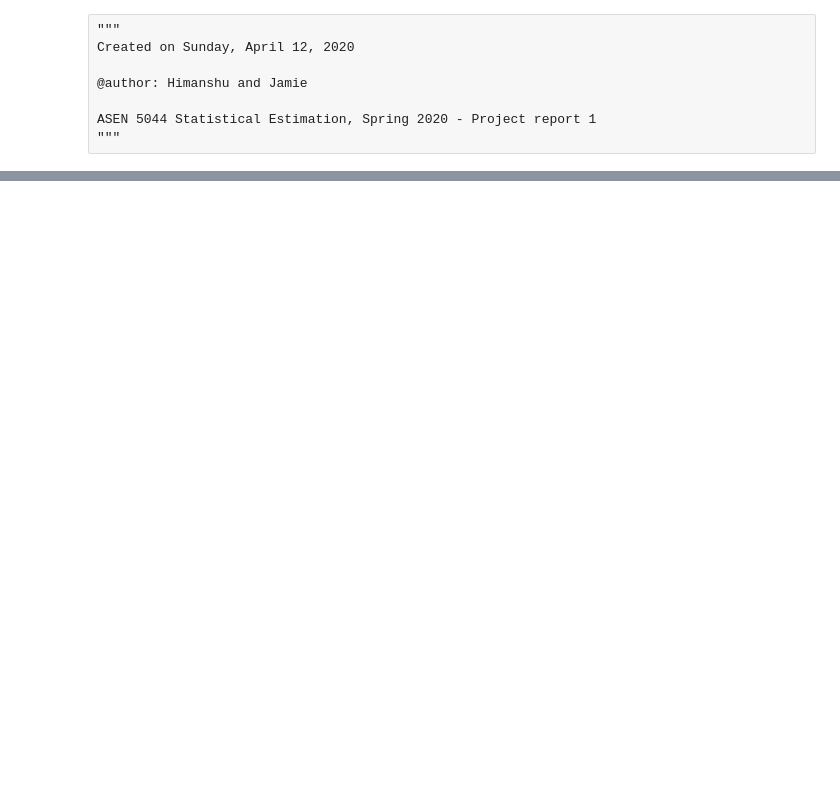
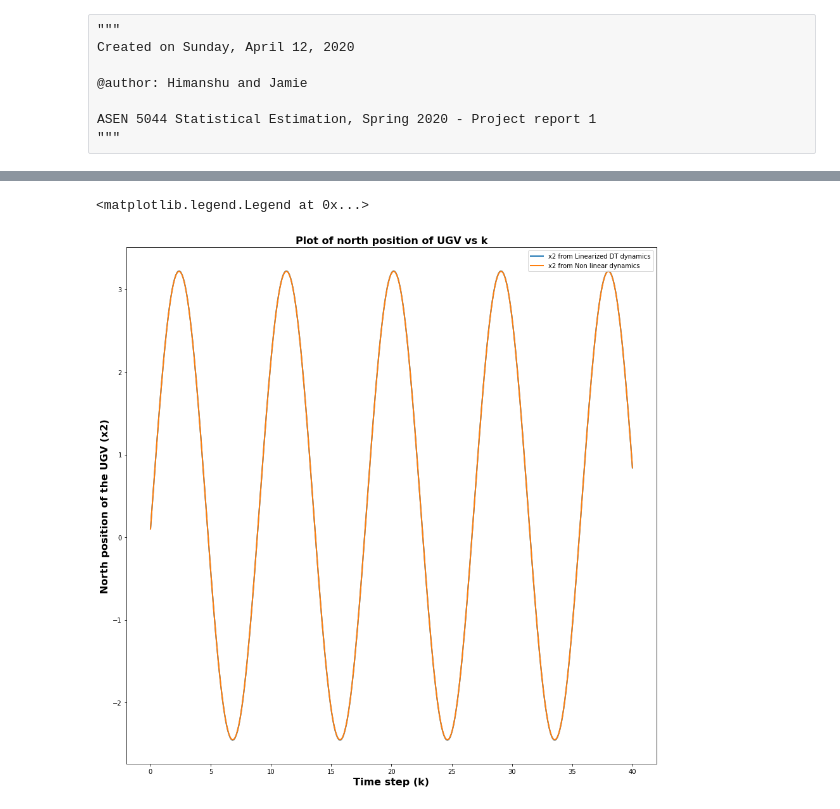
Before and after one commit to himanshugupta1009/robot_localization, a Jupyter notebook: PR-1.ipynb, the cells around one changed output, grey strips where cells are left out. Cells and saved outputs as stored; diff of their text form; code cells hidden in the pictures; blank space fills up the shorter version.

```diff
--- a/PR-1.ipynb
+++ b/PR-1.ipynb
@@ -212,0 +194,22 @@ len(nominal_trajectory)
+# %%
+#Plot x[2] or north position of UGV
+
+linearized_DT_x2 = []
+non_linear_x2 = []
+
+for state in linearized_DT_states:
+    linearized_DT_x2.append(state[1][0])
+
+for state in non_linear_trajectory_with_perturbed_x0:
+    non_linear_x2.append(state[1])
+
+plt.xlabel("Time step (k)",fontsize=16, fontweight='bold')
+plt.ylabel("North position of the UGV (x2)",fontsize=16, fontweight='bold')
+plt.title("Plot of north position of UGV vs k",fontsize=16, fontweight='bold')
+plt.plot(time_steps,linearized_DT_x2,linewidth = 2,label = 'x2 from Linearized DT dynamics')
+plt.plot(time_steps,non_linear_x2,linewidth = 2,label = 'x2 from Non linear dynamics')
+plt.rcParams["figure.figsize"] = (15,15)
+plt.legend()
+# %% [output]
+<matplotlib.legend.Legend at 0x...>
+[figure, added]
```
Also changed, not shown: parts of 24 cells of this notebook.
